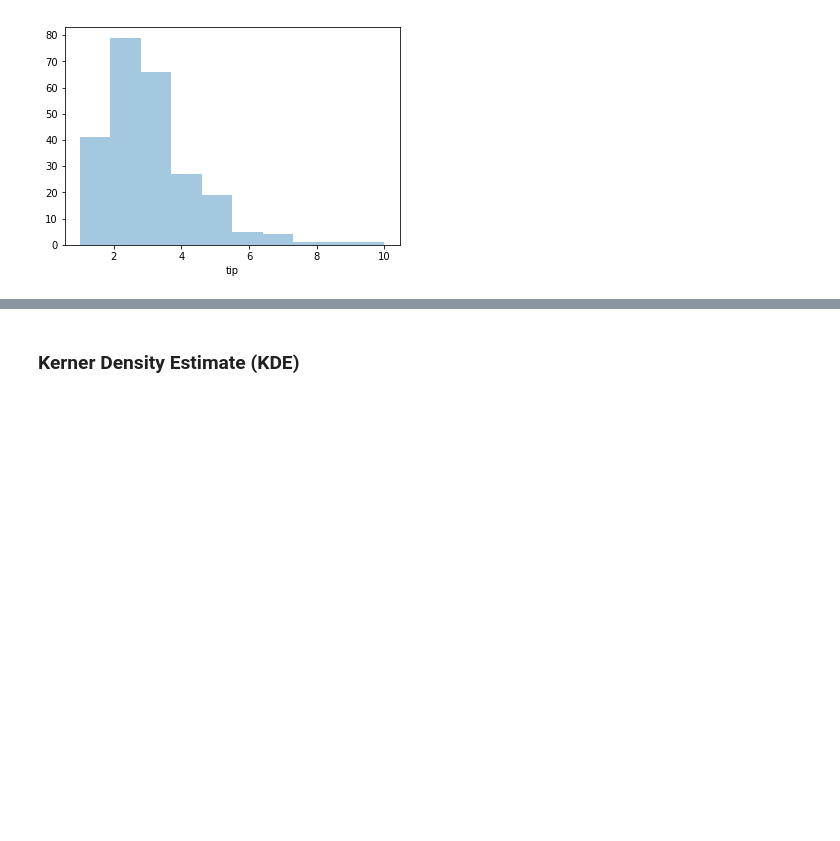
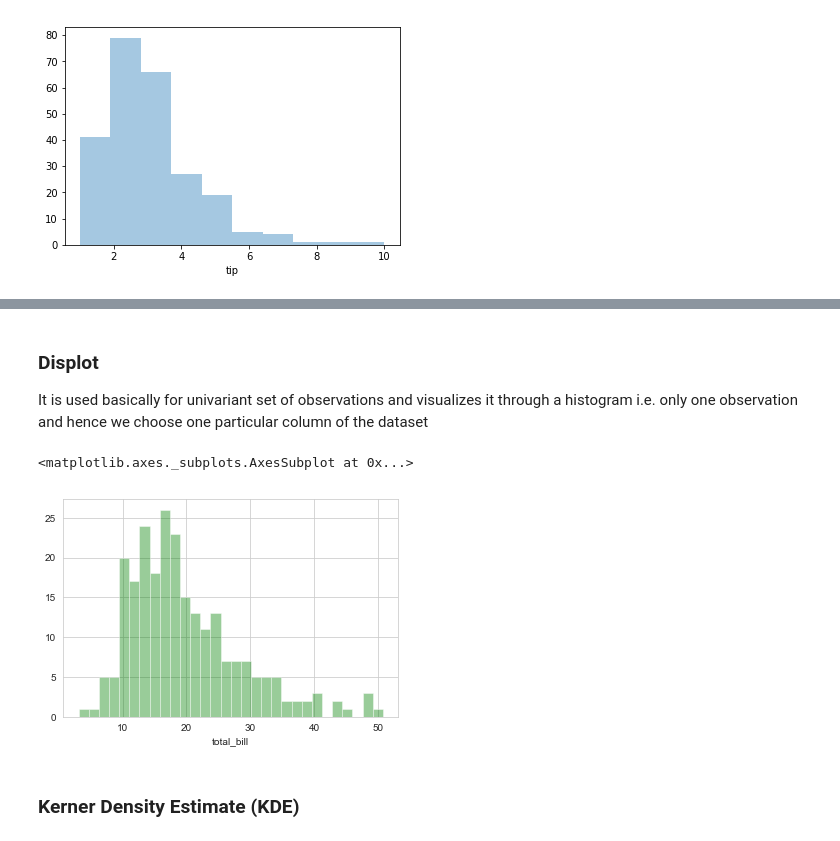
Before and after one commit to NiamhOL/Fundamentals_of_Data_Analysis_2019, a Jupyter notebook: Anaylsing the Tips Database with Seaborn.ipynb, the cells around one changed output, grey strips where cells are left out. Saved outputs shown, nothing was run; the diff lists cells and outputs as text; code cells hidden in the pictures; blank space fills up the shorter version.

```diff
--- a/Anaylsing the Tips Database with Seaborn.ipynb
+++ b/Anaylsing the Tips Database with Seaborn.ipynb
@@ -56,3 +65,14 @@ sns.distplot(tips['tip'], kde=False, bins=10);
+# %% [markdown]
+### Displot ###
+
+It is used basically for univariant set of observations and visualizes it through a histogram i.e. only one observation and hence we choose one particular column of the dataset
+# %%
+df = sns.load_dataset('tips')
+sns.set_style('whitegrid')
+sns.distplot(df['total_bill'], kde = False, color ='green', bins = 30)
+# %% [output]
+<matplotlib.axes._subplots.AxesSubplot at 0x...>
+[figure, added]
 # %% [markdown]
 ### Kerner Density Estimate (KDE)
 # %%
```
Also changed, not shown: parts of 16 cells of this notebook.
